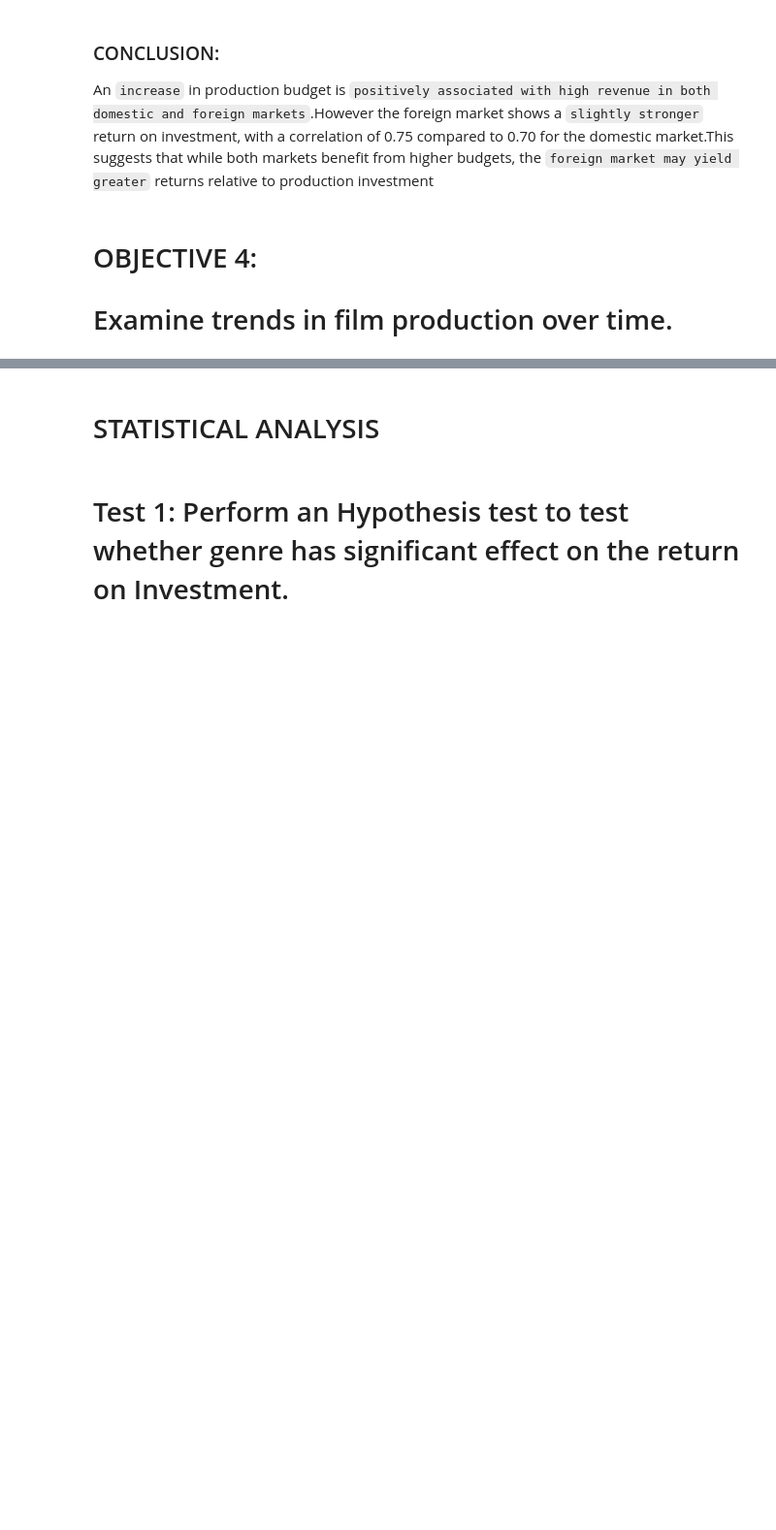
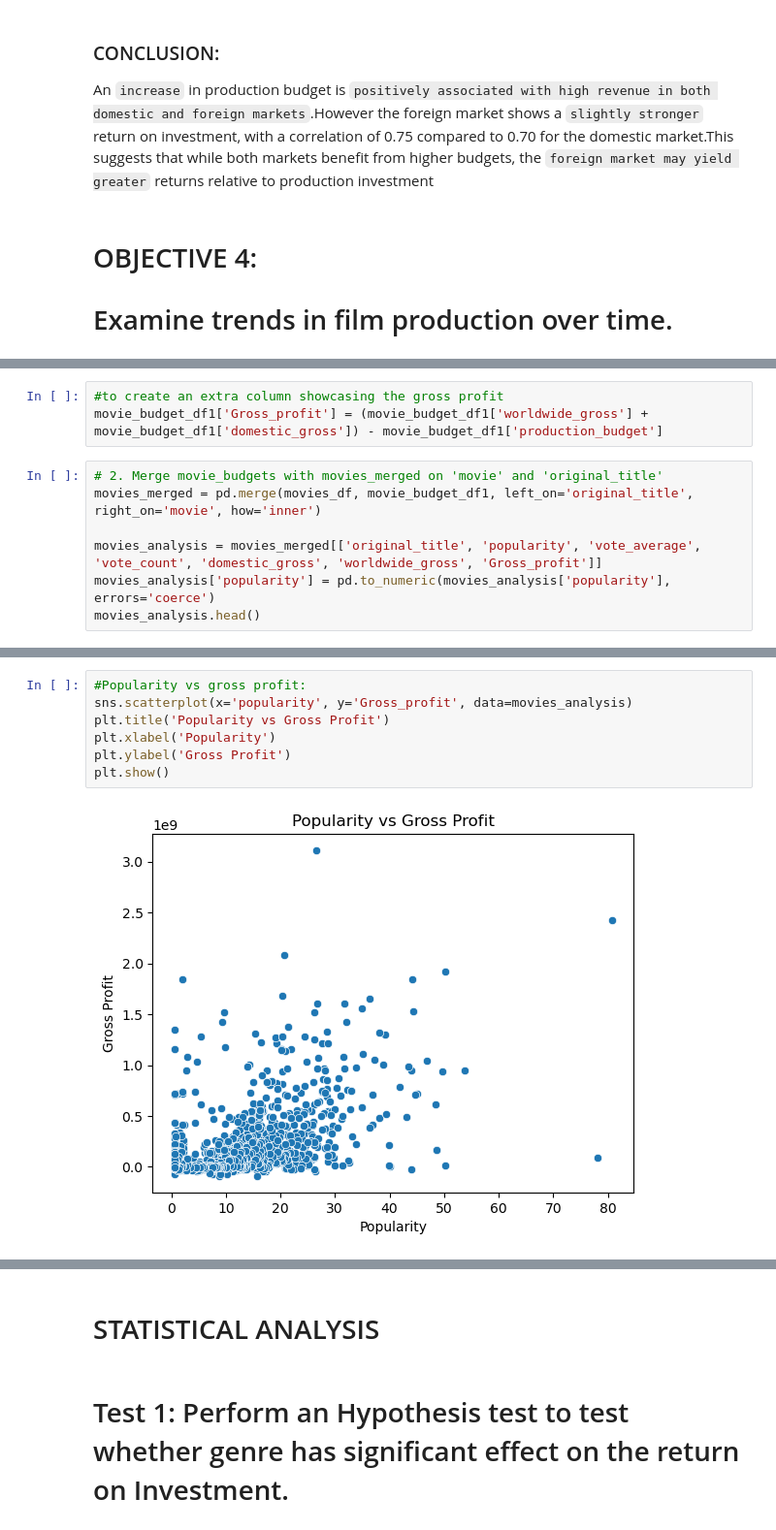
Before and after one commit to mikabenson/PHASE2_PROJECT-inferential-statistics-, a Jupyter notebook: index.ipynb, the cells around one changed output, grey strips where cells are left out. Shown at 97% size. Cells and saved outputs as stored; diff of their text form; blank space fills up the shorter version.

```diff
--- a/index.ipynb
+++ b/index.ipynb
@@ -644,0 +780,10 @@ An `increase` in production budget is `positively associated with high revenue i
+# %%
+#to create an extra column showcasing the gross profit
+movie_budget_df1['Gross_profit'] = (movie_budget_df1['worldwide_gross'] + movie_budget_df1['domestic_gross']) - movie_budget_df1['production_budget']
+# %%
+# 2. Merge movie_budgets with movies_merged on 'movie' and 'original_title'
+movies_merged = pd.merge(movies_df, movie_budget_df1, left_on='original_title', right_on='movie', how='inner')
+
+movies_analysis = movies_merged[['original_title', 'popularity', 'vote_average', 'vote_count', 'domestic_gross', 'worldwide_gross', 'Gross_profit']]
+movies_analysis['popularity'] = pd.to_numeric(movies_analysis['popularity'], errors='coerce')
+movies_analysis.head()
@@ -644,0 +813,9 @@ An `increase` in production budget is `positively associated with high revenue i
+# %%
+#Popularity vs gross profit:
+sns.scatterplot(x='popularity', y='Gross_profit', data=movies_analysis)
+plt.title('Popularity vs Gross Profit')
+plt.xlabel('Popularity')
+plt.ylabel('Gross Profit')
+plt.show()
+# %% [output]
+[figure, added]
```
Also changed, not shown: parts of 28 cells of this notebook.
